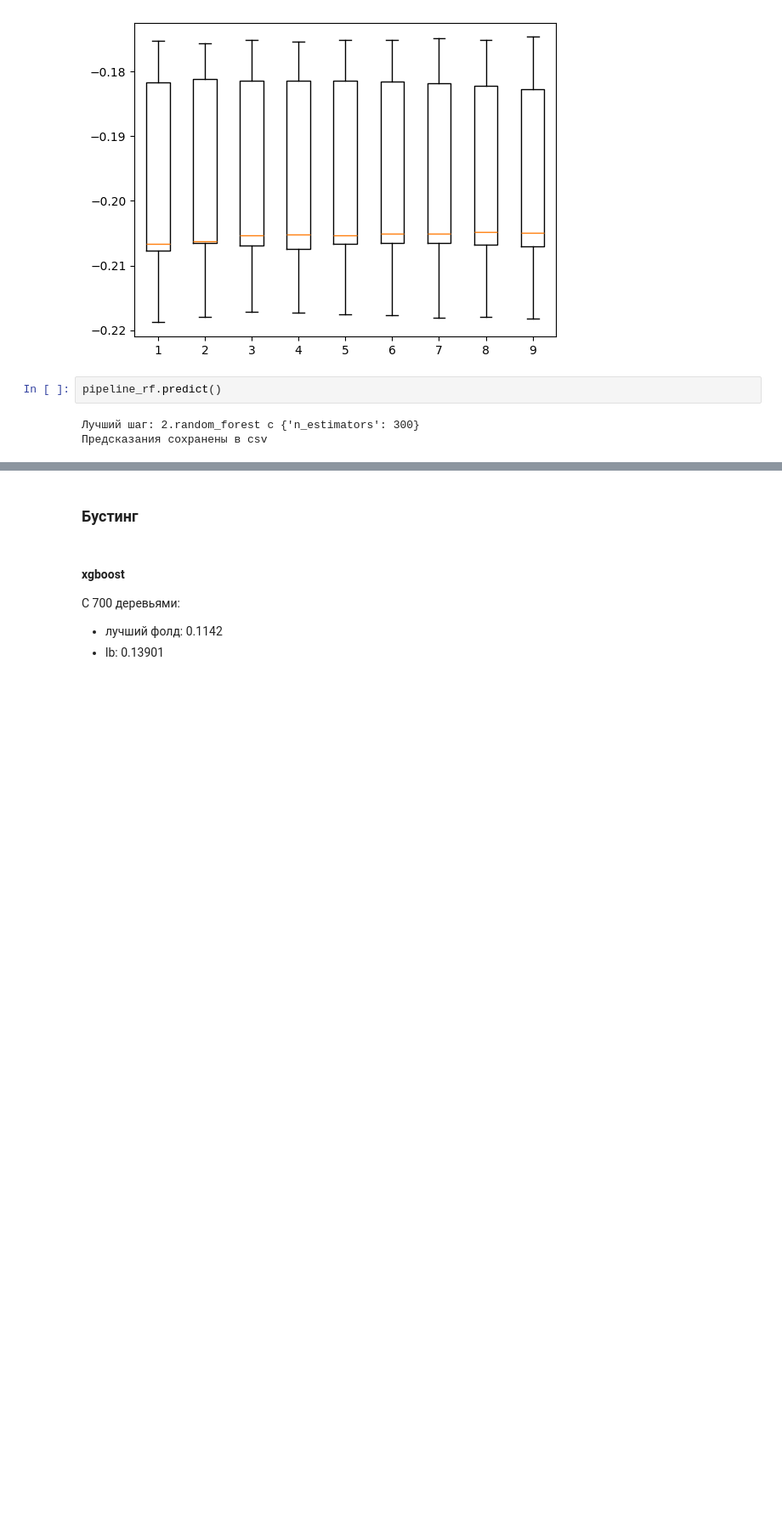
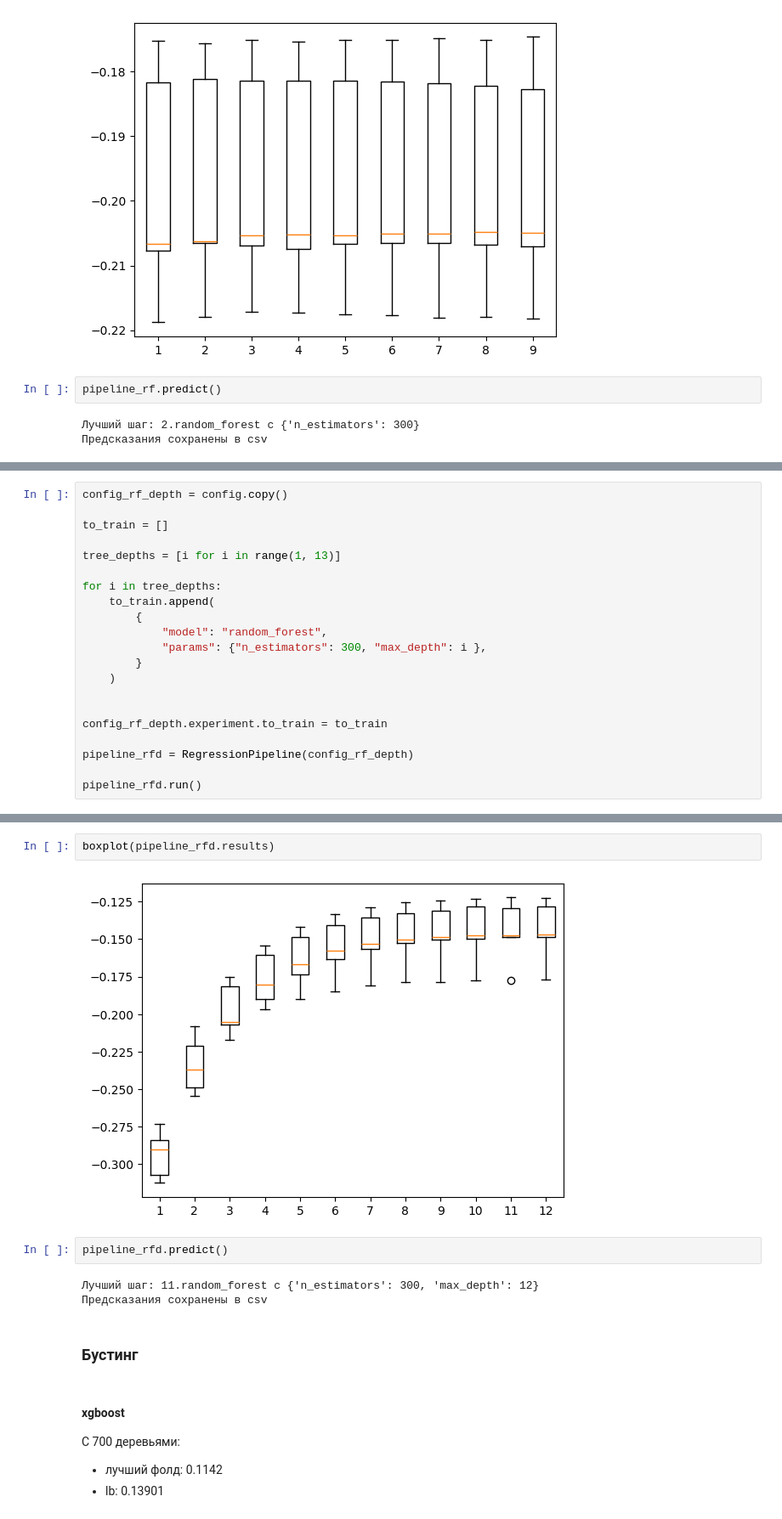
Before and after one commit to AndreyZhartun/titanic, a Jupyter notebook: houseprices_main.ipynb, the cells around one changed output, grey strips where cells are left out. Shown at 85% size. Saved outputs shown, nothing was run; the diff lists cells and outputs as text; blank space fills up the shorter version.

```diff
--- a/houseprices_main.ipynb
+++ b/houseprices_main.ipynb
@@ -324,0 +408,21 @@ pipeline_rf.predict()
+# %%
+config_rf_depth = config.copy()
+
+to_train = []
+
+tree_depths = [i for i in range(1, 13)]
+
+for i in tree_depths:
+    to_train.append(
+        {
+            "model": "random_forest",
+            "params": {"n_estimators": 300, "max_depth": i },
+        }
+    )
+
+
+config_rf_depth.experiment.to_train = to_train
+
+pipeline_rfd = RegressionPipeline(config_rf_depth)
+
+pipeline_rfd.run()
@@ -325,3 +447,12 @@ pipeline_rf.predict()
+# %%
+boxplot(pipeline_rfd.results)
+# %% [output]
+[figure, added]
+# %%
+pipeline_rfd.predict()
+# %% [output]
+Лучший шаг: 11.random_forest с {'n_estimators': 300, 'max_depth': 12}
+Предсказания сохранены в csv
 # %% [markdown]
 ### Бустинг
 # %% [markdown]
```
Also changed, not shown: parts of 15 cells of this notebook, 4 other files.
